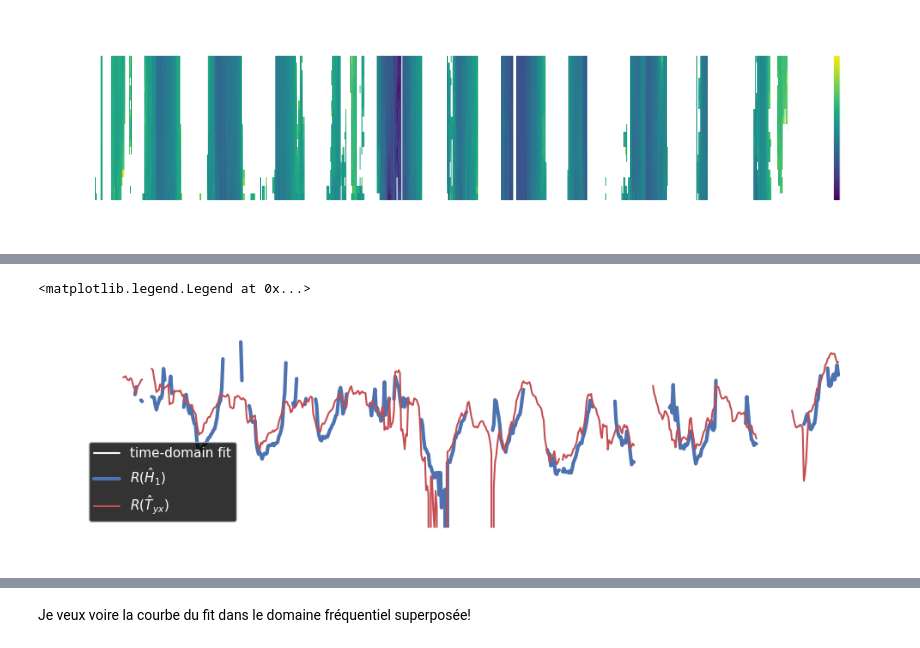
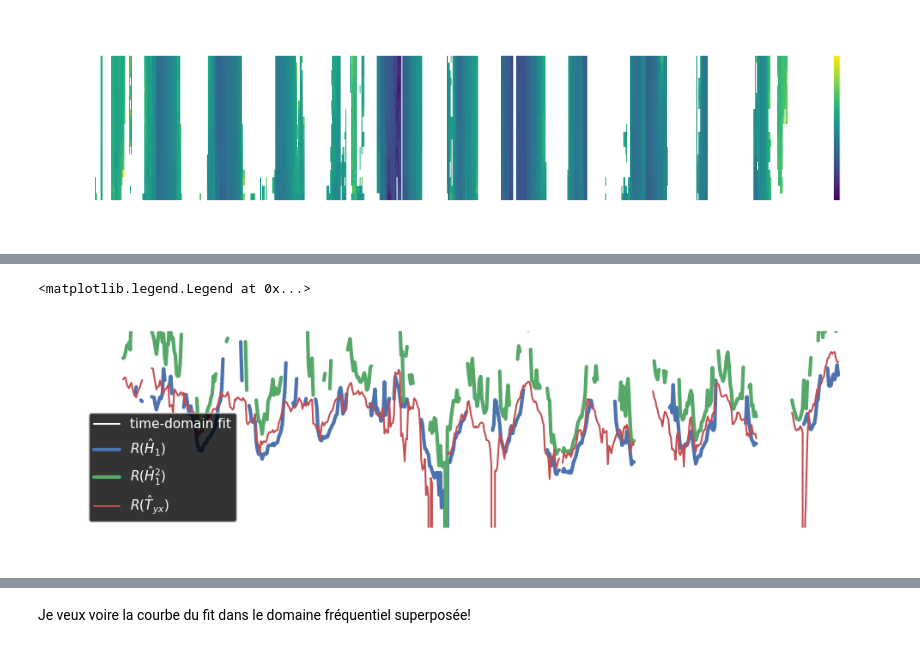
Before and after one commit to Olivier577/multitaper, a Jupyter notebook: multitaper/examples/om_test.ipynb, the cells around one changed output, grey strips where cells are left out. Saved outputs shown, nothing was run; the diff lists cells and outputs as text; code cells hidden in the pictures.

```diff
--- a/multitaper/examples/om_test.ipynb
+++ b/multitaper/examples/om_test.ipynb
@@ -504,7 +510,7 @@ npts = data.shape[0]
 nw = 12
 k = 3*nw-1
 twin = 1*28*24*60**2
-olap = 0
+olap = 0.75
 dt = 60**2
 slices, slices_ok, indices = get_slices(twin, dt, olap, sig)
 print(f'{slices.size=}')
@@ -564,6 +556,5 @@ ax.set_ylim(1e-1, 1e6)
 # %%
-xarr = multitaper.om.cross_spectrogram(
-    sig_interp, dt=dt, twin=twin, olap=olap, nw=nw, kspec=k)
+xarr = multitaper.om.cross_spectrogram(sig_interp, dt=dt, twin=twin, olap=olap, nw=nw, kspec=k)
 # %% [output]
 Window length 2419200.0s and overlap 75%
 Total number of cross-spectral estimates 603
@@ -715,3 +716,26 @@ ax.set_title(r'$R(\hat{H}_{1})$')
 # %% [output]
 Text(0.5, 1.0, '$R(\\hat{H}_{1})$')
 [figure]
+# %%
+fig, ax = plt.subplots(figsize=(12, 2))
+sl = slice(2/3/(24*60**2), 1/(24*60**2))
+
+da1 = xarr_nan.sel(var='Sxx', f=sl)**2
+da2 = xarr_nan.sel(var='Syx', f=sl)**2
+
+R3 = ww.resistance_spectrum(
+        da1.real, da2.real,
+        2*np.pi*np.tile(da1.coords['f'], (da1.shape[1], 1)).T,
+        45, 10, min_r=None
+    )
+
+pcm = ax.pcolormesh(
+    da1.coords['t'],
+    da1.coords['f'],
+    R3, cmap='viridis', norm=mcolors.LogNorm()
+)
+plt.colorbar(pcm)
+
+ax.xaxis.set_major_locator(mdates.YearLocator(base=1))
+ax.set_xlabel('')
+ax.set_title(r'$R(\hat{H}_{1}^2)$')
@@ -718,15 +745,16 @@ Text(0.5, 1.0, '$R(\\hat{H}_{1})$')
 # %%
 fig, ax = plt.subplots(figsize=(12, 3))
 with pd.HDFStore('../../../PycharmProjects/orca5/data/output/2346__150__.h5') as store:
     a = 10**store.piezo.popt.tz_convert(None)['2011':]
 ax.semilogy(a.index, a, lw=1.5, alpha=1, color='w', label='time-domain fit')
 ax.semilogy(da1.coords['t'], np.mean(R2, axis=0), lw=3, alpha=1, color='b', label=r'$R(\hat{H}_{1})$')
+ax.semilogy(da1.coords['t'], np.mean(R3, axis=0), lw=3, alpha=1, color='g', label=r'$R(\hat{H}_{1}^2)$')
 ax.semilogy(da1.coords['t'], np.mean(R1, axis=0), lw=1.5, alpha=1, color='r', label=r'$R(\hat{T}_{yx})$')
 
 ax.xaxis.set_major_locator(mdates.YearLocator(base=1))
 ax.set_ylim(1e1, 1e5)
 #ax.grid(zorder=-1)
 ax.legend()
 # %% [output]
 <matplotlib.legend.Legend at 0x...>
-[figure, old version]
+[figure, new version]
```
Also changed, not shown: parts of 16 cells of this notebook, 6 other files.
